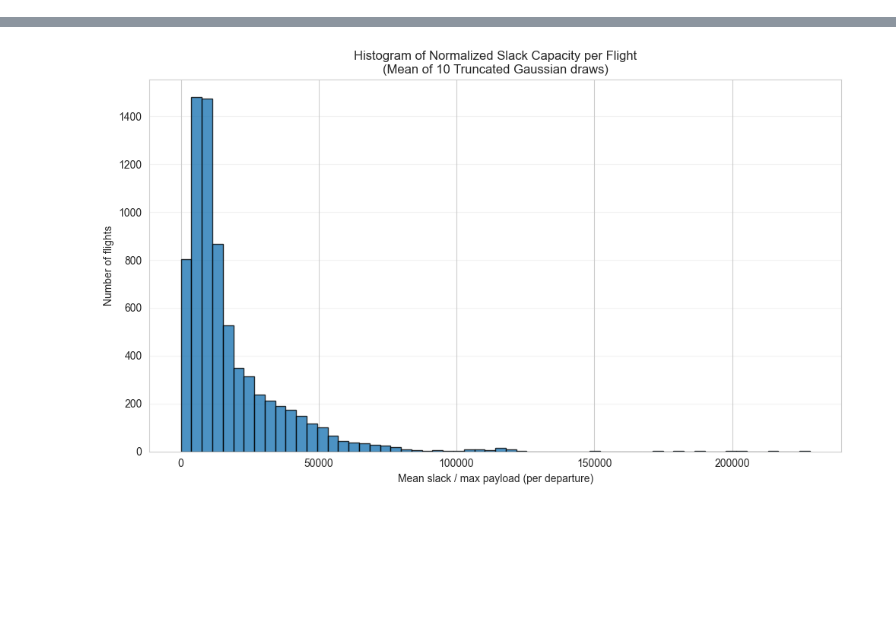
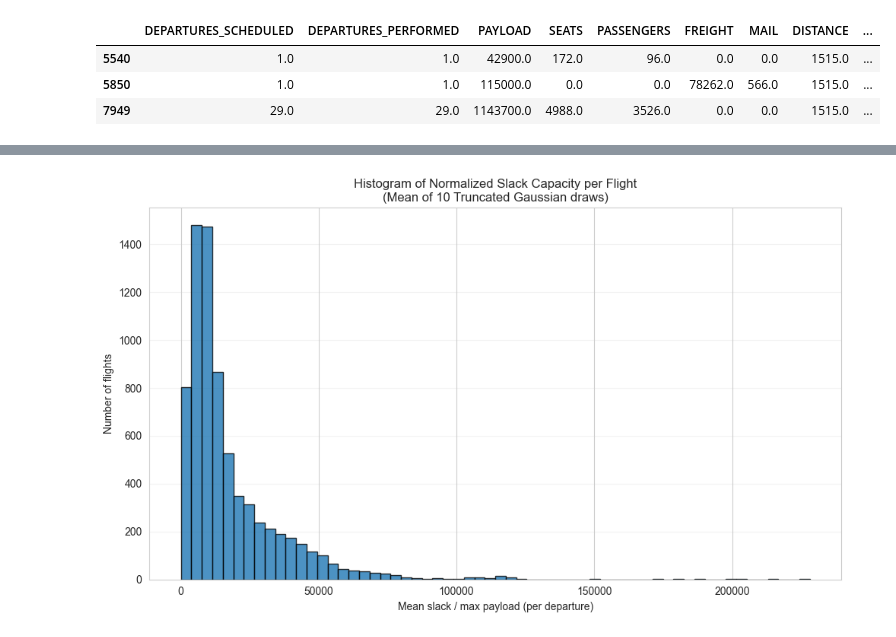
Before and after one commit to cubicalknight/humanitarian-multimodal, a Jupyter notebook: notebooks/t100_analysis.ipynb, the cells around one changed output, grey strips where cells are left out. Saved outputs shown, nothing was run; the diff lists cells and outputs as text; code cells hidden in the pictures; blank space fills up the shorter version.

```diff
--- a/notebooks/t100_analysis.ipynb
+++ b/notebooks/t100_analysis.ipynb
@@ -4,6 +4,15 @@ import pandas as pd
 path = "../data/T_T100I_SEGMENT_ALL_CARRIER.csv"
 
 data = pd.read_csv(path)
+# %%
+find = data.loc[(data['ORIGIN'] == 'MIA') & (data['DEST'] == 'SVD')]
+pd.set_option('display.max_columns', None)
+display(find)
+# %% [output]
+|  | DEPARTURES_SCHEDULED | DEPARTURES_PERFORMED | PAYLOAD | SEATS | PASSENGERS | FREIGHT | MAIL | DISTANCE | ... |
+| 5540 | 1.0 | 1.0 | 42900.0 | 172.0 | 96.0 | 0.0 | 0.0 | 1515.0 | ... |
+| 5850 | 1.0 | 1.0 | 115000.0 | 0.0 | 0.0 | 78262.0 | 566.0 | 1515.0 | ... |
+| 7949 | 29.0 | 29.0 | 1143700.0 | 4988.0 | 3526.0 | 0.0 | 0.0 | 1515.0 | ... |
 # %%
 # sort data by freight,add a column (payload/departures_performed - freight/departures_performed), also only highlight class A, C, E, F
 data = data.sort_values(by="FREIGHT", ascending=False)
```
